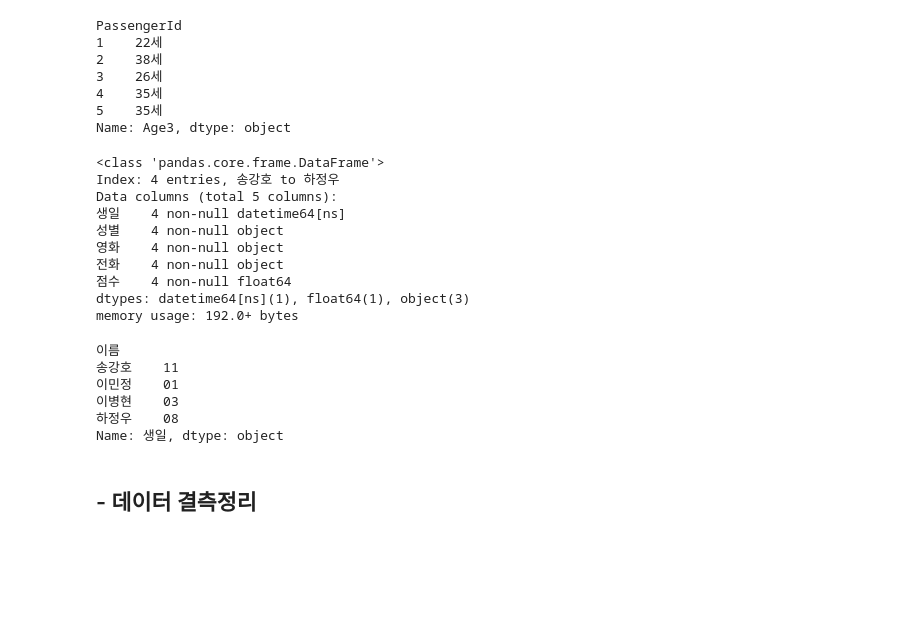
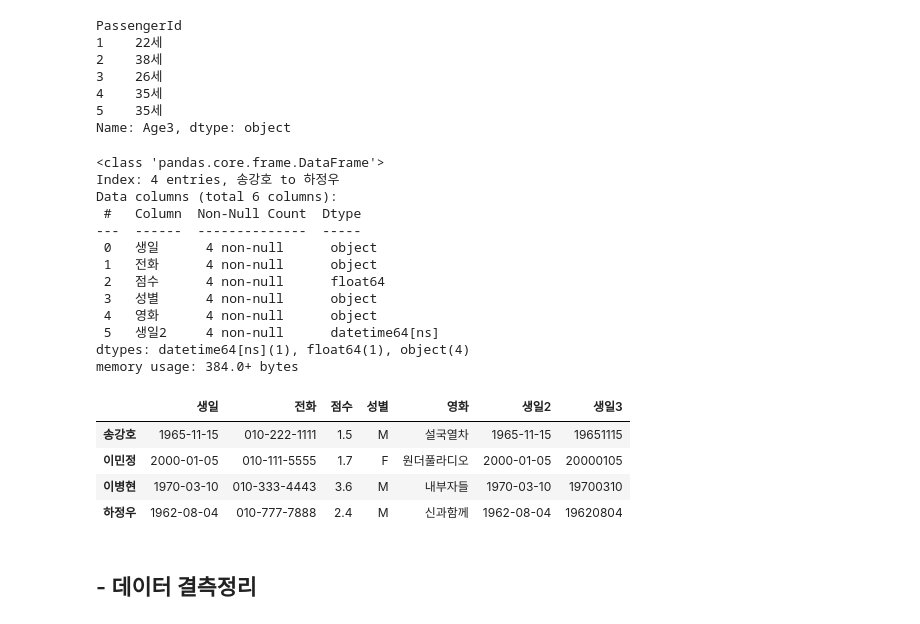
Before and after one commit to kinonia/python-note, a Jupyter notebook: 20.dataframe-demo.ipynb, the cells around one changed output. Saved outputs shown, nothing was run; the diff lists cells and outputs as text; code cells hidden in the pictures; blank space fills up the shorter version.

```diff
--- a/20.dataframe-demo.ipynb
+++ b/20.dataframe-demo.ipynb
@@ -757,28 +757,32 @@ PassengerId
 5    35세
 Name: Age3, dtype: object
 # %%
-df['생일'] = df['생일'].astype('datetime64[ns]')
+#df['생일2'] = df['생일'].astype('datetime64[ns]')
+df['생일2'] = pd.to_datetime(df['생일'], format='%Y-%m-%d')
 df.info()
 # %% [output]
 <class 'pandas.core.frame.DataFrame'>
 Index: 4 entries, 송강호 to 하정우
-Data columns (total 5 columns):
-생일    4 non-null datetime64[ns]
-성별    4 non-null object
-영화    4 non-null object
-전화    4 non-null object
-점수    4 non-null float64
-dtypes: datetime64[ns](1), float64(1), object(3)
-memory usage: 192.0+ bytes
+Data columns (total 6 columns):
+ #   Column  Non-Null Count  Dtype
+---  ------  --------------  -----
+ 0   생일      4 non-null      object
+ 1   전화      4 non-null      object
+ 2   점수      4 non-null      float64
+ 3   성별      4 non-null      object
+ 4   영화      4 non-null      object
+ 5   생일2     4 non-null      datetime64[ns]
+dtypes: datetime64[ns](1), float64(1), object(4)
+memory usage: 384.0+ bytes
 # %%
-df['생일'].dt.strftime('%m')
+df['생일3'] = df['생일2'].dt.strftime('%Y%m%d')
+df
 # %% [output]
-이름
-송강호    11
-이민정    01
-이병현    03
-하정우    08
-Name: 생일, dtype: object
+|  | 생일 | 전화 | 점수 | 성별 | 영화 | 생일2 | 생일3 |
+| 송강호 | 1965-11-15 | 010-222-1111 | 1.5 | M | 설국열차 | 1965-11-15 | 19651115 |
+| 이민정 | 2000-01-05 | 010-111-5555 | 1.7 | F | 원더풀라디오 | 2000-01-05 | 20000105 |
+| 이병현 | 1970-03-10 | 010-333-4443 | 3.6 | M | 내부자들 | 1970-03-10 | 19700310 |
+| 하정우 | 1962-08-04 | 010-777-7888 | 2.4 | M | 신과함께 | 1962-08-04 | 19620804 |
 # %% [markdown]
 ## - 데이터 결측정리
 # %% [markdown]
```
Also changed, not shown: 1 other file.
